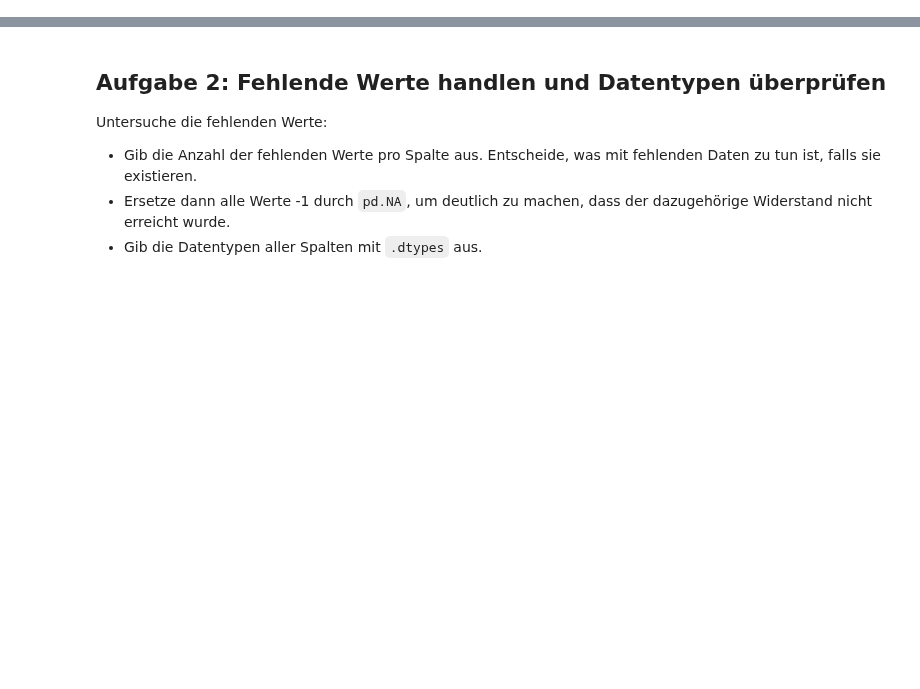
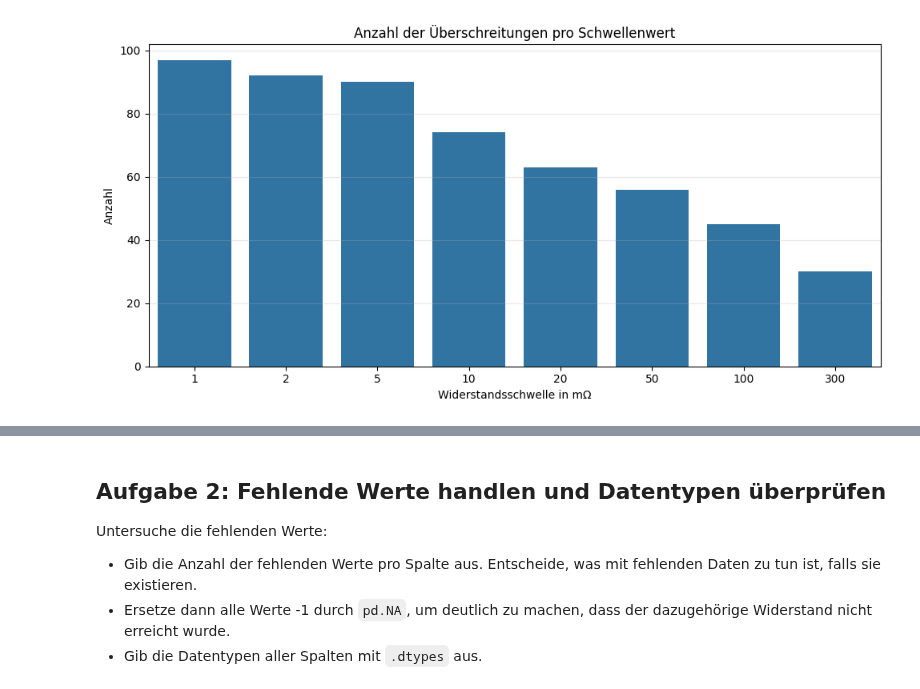
Before and after one commit to wolfromanlist/MLForEngineers, a Jupyter notebook: Notebooks/6-Lösungen.ipynb, the cells around one changed output, grey strips where cells are left out. Saved outputs shown, nothing was run; the diff lists cells and outputs as text; code cells hidden in the pictures; blank space fills up the shorter version.

Commit message:
add visualization section

```diff
--- a/Notebooks/6-Lösungen.ipynb
+++ b/Notebooks/6-Lösungen.ipynb
@@ -133,0 +118,24 @@ plt.show()
+# %%
+import matplotlib.pyplot as plt
+import seaborn as sns
+
+# 1. Alle relevanten Spalten identifizieren
+zyklus_cols = [col for col in df.columns if col.startswith("Zyklus_bei")]
+
+# 2. Anzahl der gültigen Werte (≠ -1) pro Spalte zählen
+überschreitungen = (df[zyklus_cols] != -1).sum()
+
+# 3. Schwellenwerte extrahieren (z. B. aus 'Zyklus_bei_300_mOhm' → '300')
+schwellenwerte = [int(col.replace("Zyklus_bei_", "").replace("_mOhm", "")) for col in überschreitungen.index]
+
+# 5. Plot
+plt.figure(figsize=(10, 5))
+sns.barplot(x=schwellenwerte, y=überschreitungen)
+plt.title("Anzahl der Überschreitungen pro Schwellenwert")
+plt.ylabel("Anzahl")
+plt.xlabel("Widerstandsschwelle in mΩ")
+plt.grid(axis="y", alpha=0.3)
+plt.tight_layout()
+plt.show()
+# %% [output]
+[figure, added]
```
Also changed, not shown: parts of 9 cells of this notebook, 1 other file.
